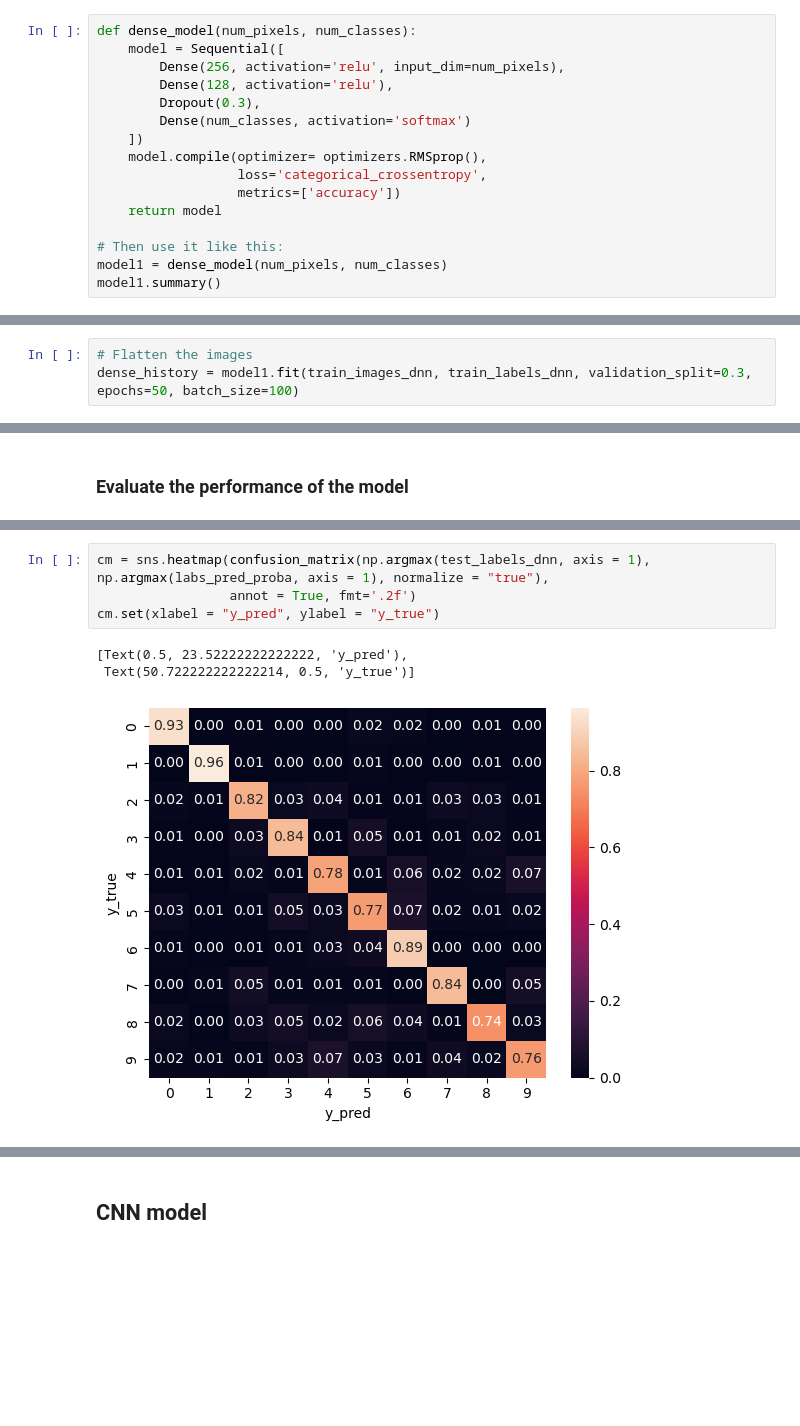
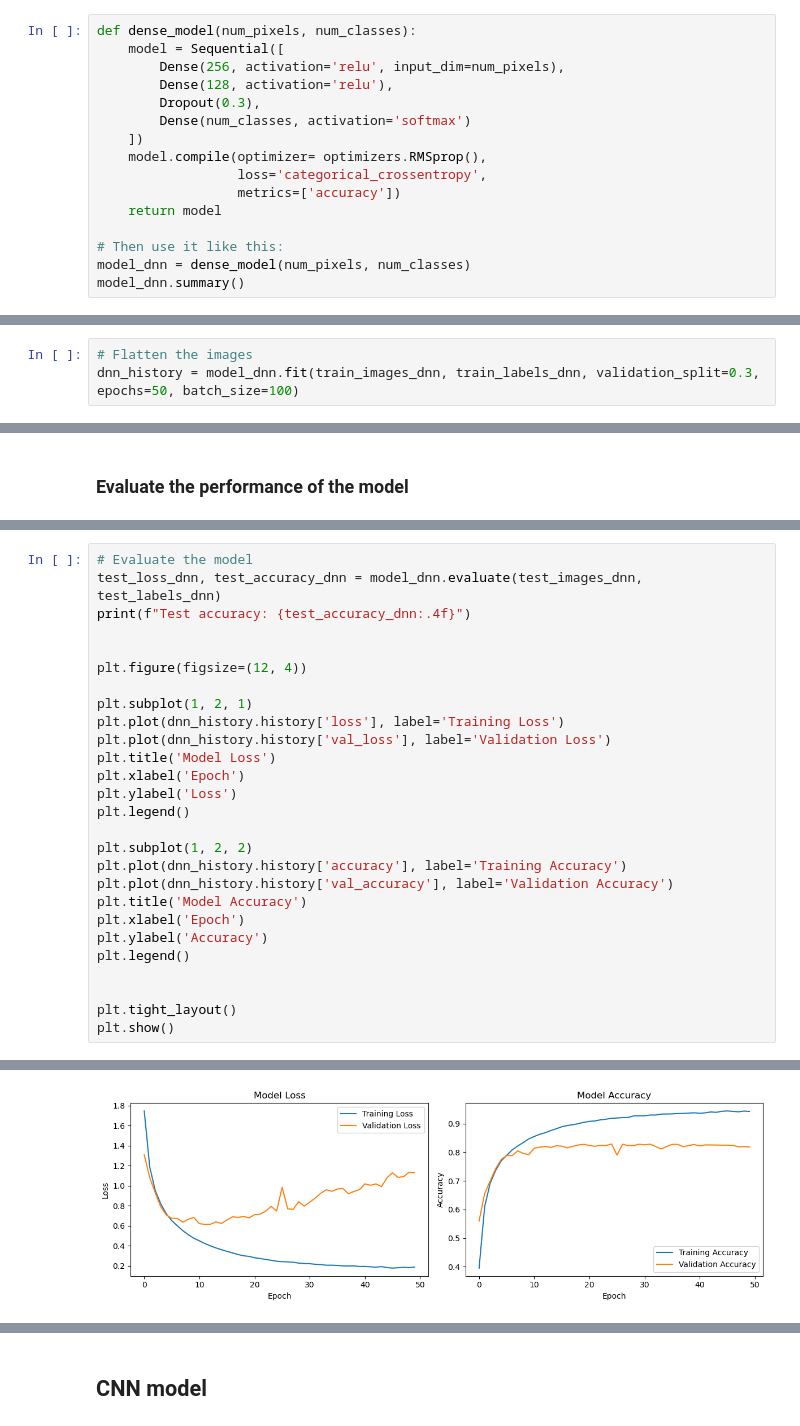
Before and after one commit to jxrgemartinez/mnist-digit-classifier, a Jupyter notebook: src/MNIST_digit_classifier.ipynb, the cells around one changed output, grey strips where cells are left out. Saved outputs shown, nothing was run; the diff lists cells and outputs as text; blank space fills up the shorter version.

```diff
--- a/src/MNIST_digit_classifier.ipynb
+++ b/src/MNIST_digit_classifier.ipynb
@@ -162,6 +178,6 @@ def dense_model(num_pixels, num_classes):
     return model
 
 # Then use it like this:
-model1 = dense_model(num_pixels, num_classes)
-model1.summary()
+model_dnn = dense_model(num_pixels, num_classes)
+model_dnn.summary()
 # %% [output]
@@ -184,6 +200,6 @@ Model: "sequential_20"
 ### Train the model
 # %%
 # Flatten the images
-dense_history = model1.fit(train_images_dnn, train_labels_dnn, validation_split=0.3, epochs=50, batch_size=100)
+dnn_history = model_dnn.fit(train_images_dnn, train_labels_dnn, validation_split=0.3, epochs=50, batch_size=100)
 # %% [output]
 Epoch 1/50
@@ -289,8 +224,28 @@ weighted avg       0.84      0.84      0.84     10000
-# %%
-cm = sns.heatmap(confusion_matrix(np.argmax(test_labels_dnn, axis = 1),  np.argmax(labs_pred_proba, axis = 1), normalize = "true"),
-                 annot = True, fmt='.2f')
-cm.set(xlabel = "y_pred", ylabel = "y_true")
-# %% [output]
-[Text(0.5, 23.52222222222222, 'y_pred'),
- Text(50.722222222222214, 0.5, 'y_true')]
-[figure, removed]
+# %%
+# Evaluate the model
+test_loss_dnn, test_accuracy_dnn = model_dnn.evaluate(test_images_dnn, test_labels_dnn)
+print(f"Test accuracy: {test_accuracy_dnn:.4f}")
+
+
+plt.figure(figsize=(12, 4))
+
+plt.subplot(1, 2, 1)
+plt.plot(dnn_history.history['loss'], label='Training Loss')
+plt.plot(dnn_history.history['val_loss'], label='Validation Loss')
+plt.title('Model Loss')
+plt.xlabel('Epoch')
+plt.ylabel('Loss')
+plt.legend()
+
+plt.subplot(1, 2, 2)
+plt.plot(dnn_history.history['accuracy'], label='Training Accuracy')
+plt.plot(dnn_history.history['val_accuracy'], label='Validation Accuracy')
+plt.title('Model Accuracy')
+plt.xlabel('Epoch')
+plt.ylabel('Accuracy')
+plt.legend()
+
+
+plt.tight_layout()
+plt.show()
+# %% [output]
@@ -296,0 +254 @@ cm.set(xlabel = "y_pred", ylabel = "y_true")
+[figure, added]
```
Also changed, not shown: parts of 42 cells of this notebook.
